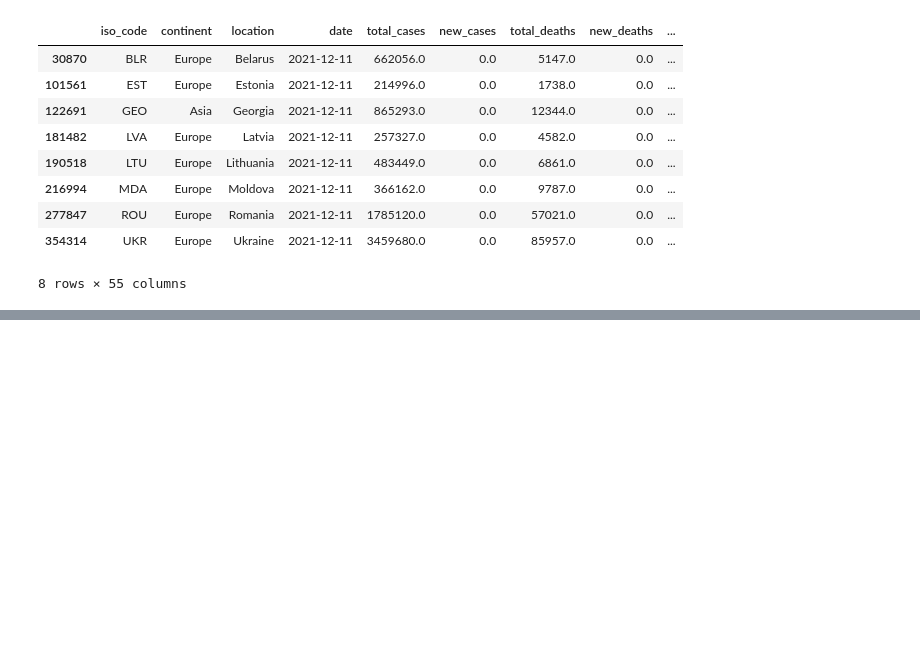
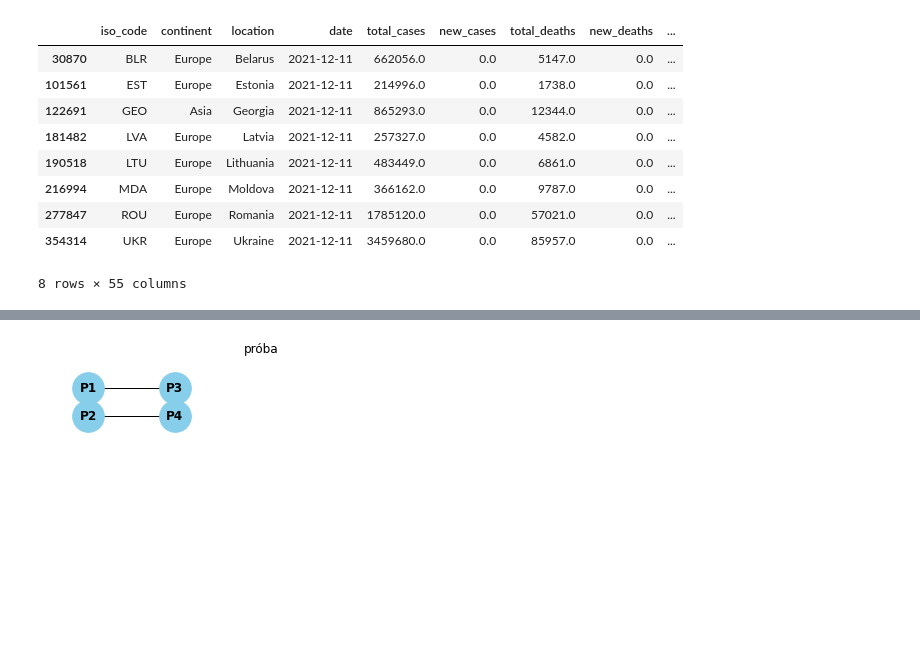
Before and after one commit to Adiklafa/Matprog, a Jupyter notebook: roxi.ipynb, the cells around one changed output, grey strips where cells are left out. Saved outputs shown, nothing was run; the diff lists cells and outputs as text; code cells hidden in the pictures; blank space fills up the shorter version.

```diff
--- a/roxi.ipynb
+++ b/roxi.ipynb
@@ -151,0 +197,26 @@ last_occured
+# %%
+import networkx as nx
+import matplotlib.pyplot as plt
+
+
+G = nx.Graph()
+G.add_node("P1", pos=(0.1, 0.9))
+G.add_node("P2", pos=(0.1, 0.8))
+G.add_node("P3", pos=(0.3, 0.9))
+G.add_node("P4", pos=(0.3, 0.8))
+
+G.add_edge("P1", "P2")
+G.add_edge("P1", "P3")
+G.add_edge("P3", "P4")
+G.add_edge("P2", "P4")
+
+node_positions = nx.get_node_attributes(G, 'pos')
+plt.figure(figsize=(6, 4))
+nx.draw(G, pos=node_positions, with_labels=True, node_size=1000, node_color="skyblue", font_size=12, font_weight='bold')
+plt.xlim(0, 1)
+plt.ylim(0, 1)
+plt.title("próba")
+
+plt.show()
+# %% [output]
+[figure, added]
```
Also changed, not shown: parts of 8 cells of this notebook, 9 other files.
